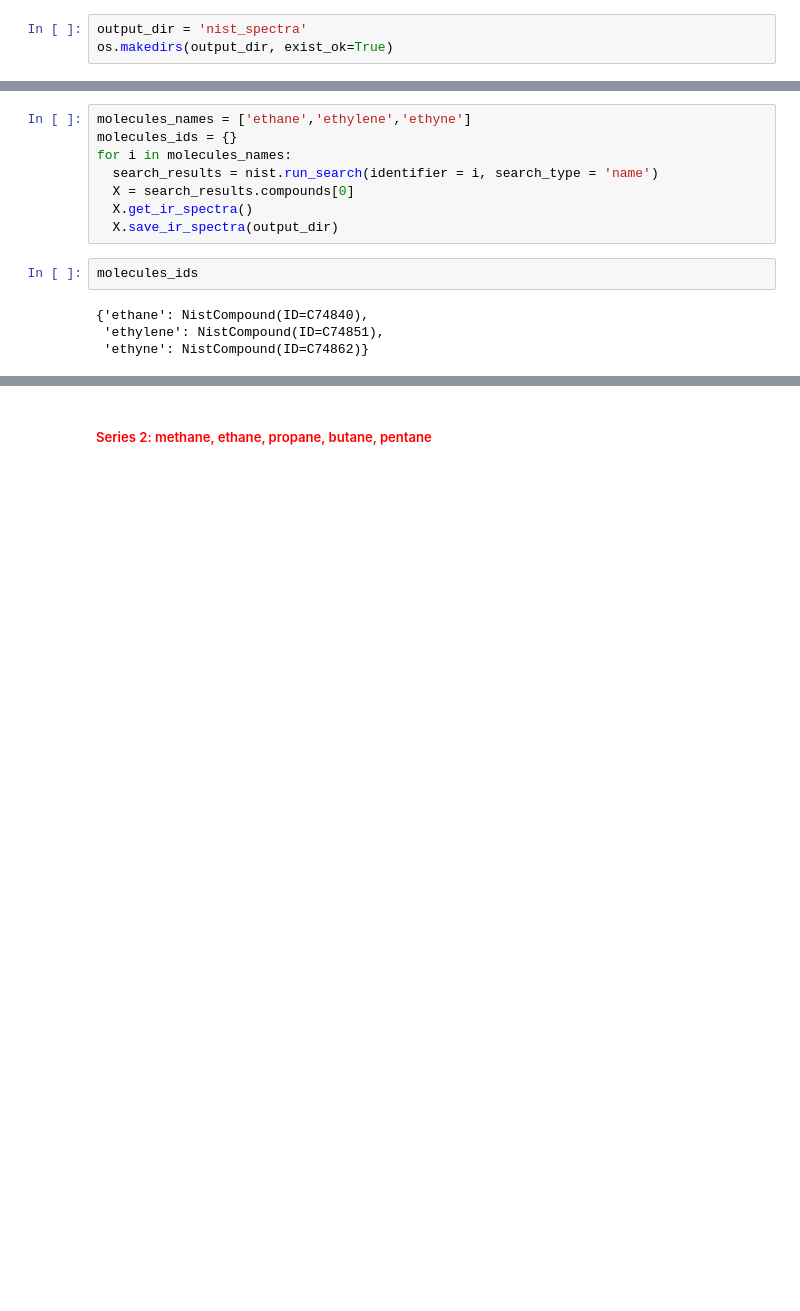
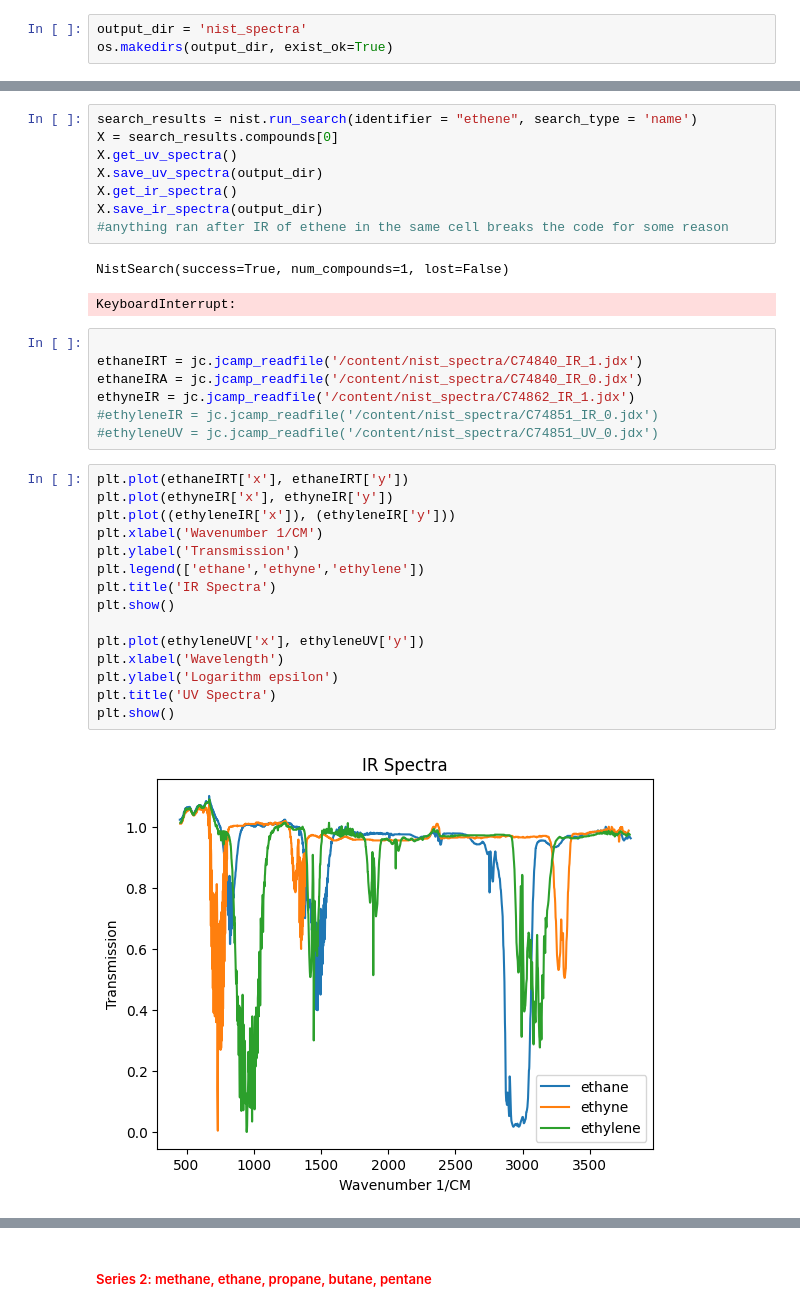
Before and after one commit to blajiness/CHE_7530-Assignments, a Jupyter notebook: Assignment1.ipynb, the cells around one changed output, grey strips where cells are left out. Saved outputs shown, nothing was run; the diff lists cells and outputs as text; blank space fills up the shorter version.

```diff
--- a/Assignment1.ipynb
+++ b/Assignment1.ipynb
@@ -120,14 +148,35 @@ os.makedirs(output_dir, exist_ok=True)
 # %%
-molecules_names = ['ethane','ethylene','ethyne']
-molecules_ids = {}
-for i in molecules_names:
-  search_results = nist.run_search(identifier = i, search_type = 'name')
-  X = search_results.compounds[0]
-  X.get_ir_spectra()
-  X.save_ir_spectra(output_dir)
+search_results = nist.run_search(identifier = "ethene", search_type = 'name')
+X = search_results.compounds[0]
+X.get_uv_spectra()
+X.save_uv_spectra(output_dir)
+X.get_ir_spectra()
+X.save_ir_spectra(output_dir)
+#anything ran after IR of ethene in the same cell breaks the code for some reason
+# %% [output]
+NistSearch(success=True, num_compounds=1, lost=False)
+KeyboardInterrupt:
-# %%
-molecules_ids
-# %% [output]
-{'ethane': NistCompound(ID=C74840),
- 'ethylene': NistCompound(ID=C74851),
- 'ethyne': NistCompound(ID=C74862)}
+# %%
+
+ethaneIRT = jc.jcamp_readfile('/content/nist_spectra/C74840_IR_1.jdx')
+ethaneIRA = jc.jcamp_readfile('/content/nist_spectra/C74840_IR_0.jdx')
+ethyneIR = jc.jcamp_readfile('/content/nist_spectra/C74862_IR_1.jdx')
+#ethyleneIR = jc.jcamp_readfile('/content/nist_spectra/C74851_IR_0.jdx')
+#ethyleneUV = jc.jcamp_readfile('/content/nist_spectra/C74851_UV_0.jdx')
+# %%
+plt.plot(ethaneIRT['x'], ethaneIRT['y'])
+plt.plot(ethyneIR['x'], ethyneIR['y'])
+plt.plot((ethyleneIR['x']), (ethyleneIR['y']))
+plt.xlabel('Wavenumber 1/CM')
+plt.ylabel('Transmission')
+plt.legend(['ethane','ethyne','ethylene'])
+plt.title('IR Spectra')
+plt.show()
+
+plt.plot(ethyleneUV['x'], ethyleneUV['y'])
+plt.xlabel('Wavelength')
+plt.ylabel('Logarithm epsilon')
+plt.title('UV Spectra')
+plt.show()
+# %% [output]
+[figure, added]
```
Also changed, not shown: parts of 21 cells of this notebook.
